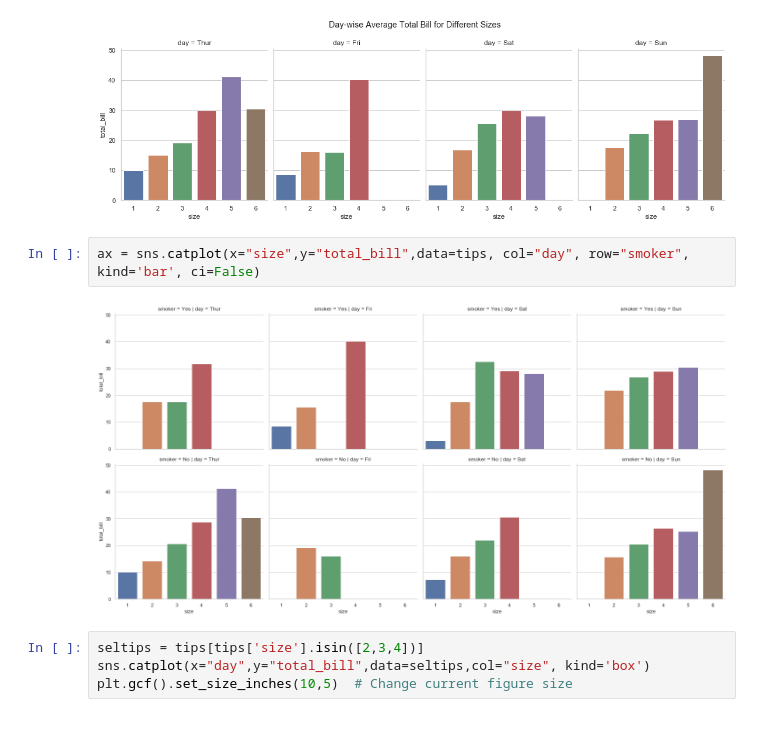
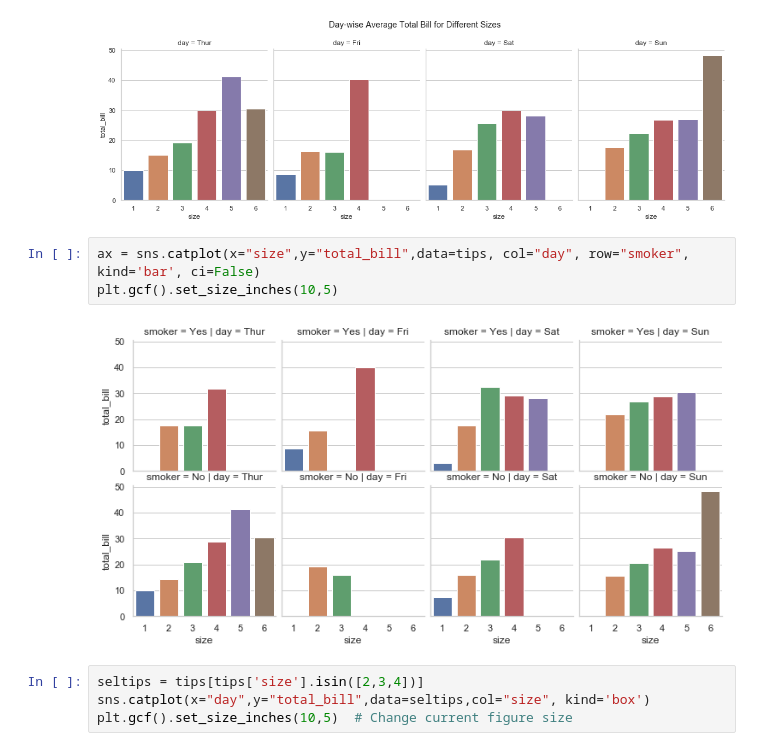
Before and after one commit to srikanthpragada/DS_03_AUG_2020, a Jupyter notebook: plots/seaborn_demo.ipynb, the cells around one changed output. Drawn from its saved outputs; the diff is of its cells as text.

```diff
--- a/plots/seaborn_demo.ipynb
+++ b/plots/seaborn_demo.ipynb
@@ -77,8 +77,9 @@ ax.fig.subplots_adjust(top=.85)
 [figure]
 # %%
 ax = sns.catplot(x="size",y="total_bill",data=tips, col="day", row="smoker", kind='bar', ci=False)
+plt.gcf().set_size_inches(10,5)
 # %% [output]
-[figure, old version]
+[figure, new version]
 # %%
 seltips = tips[tips['size'].isin([2,3,4])]
 sns.catplot(x="day",y="total_bill",data=seltips,col="size", kind='box')
```
Also changed, not shown: parts of 8 cells of this notebook, 1 other file.
